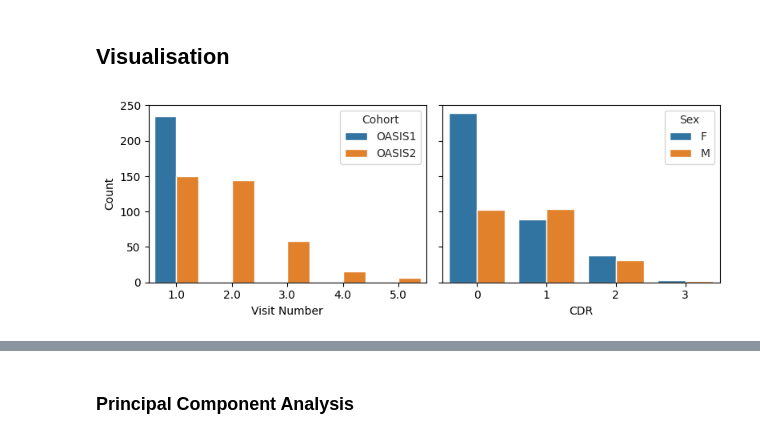
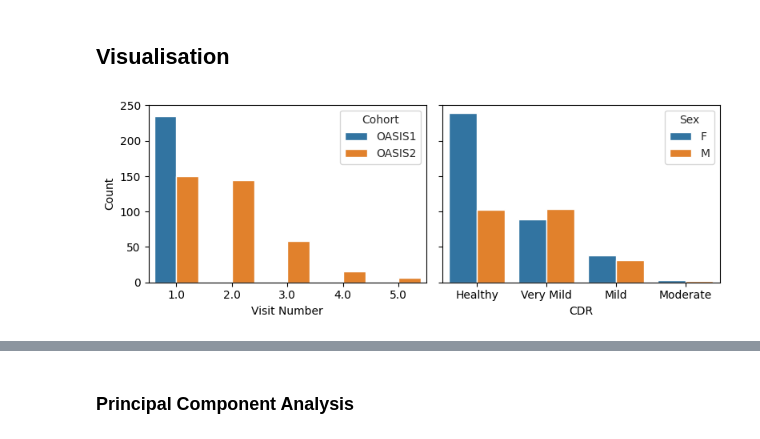
Before and after one commit to RiboRings/AlzheimerPrediction, a Jupyter notebook: learning-about-ad.ipynb, the cells around one changed output, grey strips where cells are left out. Cells and saved outputs as stored; diff of their text form; code cells hidden in the pictures.

```diff
--- a/learning-about-ad.ipynb
+++ b/learning-about-ad.ipynb
@@ -48,27 +48,28 @@ df_long = df.loc[df["Cohort"] == "OASIS2", ]
 # %%
 from matplotlib import pyplot as plt
 import seaborn as sns
 
 df["Visit"] = df["Visit"].fillna(value=1)
 
 ncol = 2
 fig, axes = plt.subplots(1, ncol, sharey=True)
 
 fig.set_figheight(3)
 fig.set_figwidth(8)
 sns.set_style("ticks")
 
 sns.countplot(df, x="Visit", hue="Cohort", ax=axes[0])
 axes[0].set_xlabel("Visit Number")
 axes[0].set_ylabel("Count")
 
 sns.countplot(df, x="CDR", hue="M/F", ax=axes[1])
 axes[1].set_ylabel("")
 axes[1].legend(title="Sex")
+axes[1].set_xticks(df["CDR"].unique(), ["Healthy", "Very Mild", "Mild", "Moderate"])
 
 plt.tight_layout()
 # %% [output]
-[figure, old version]
+[figure, new version]
 # %%
 grouped_df = df.groupby(["Visit", "CDR"]).size()
 size_arr = df.groupby("Visit").size().values
```
Also changed, not shown: parts of 16 cells of this notebook.
